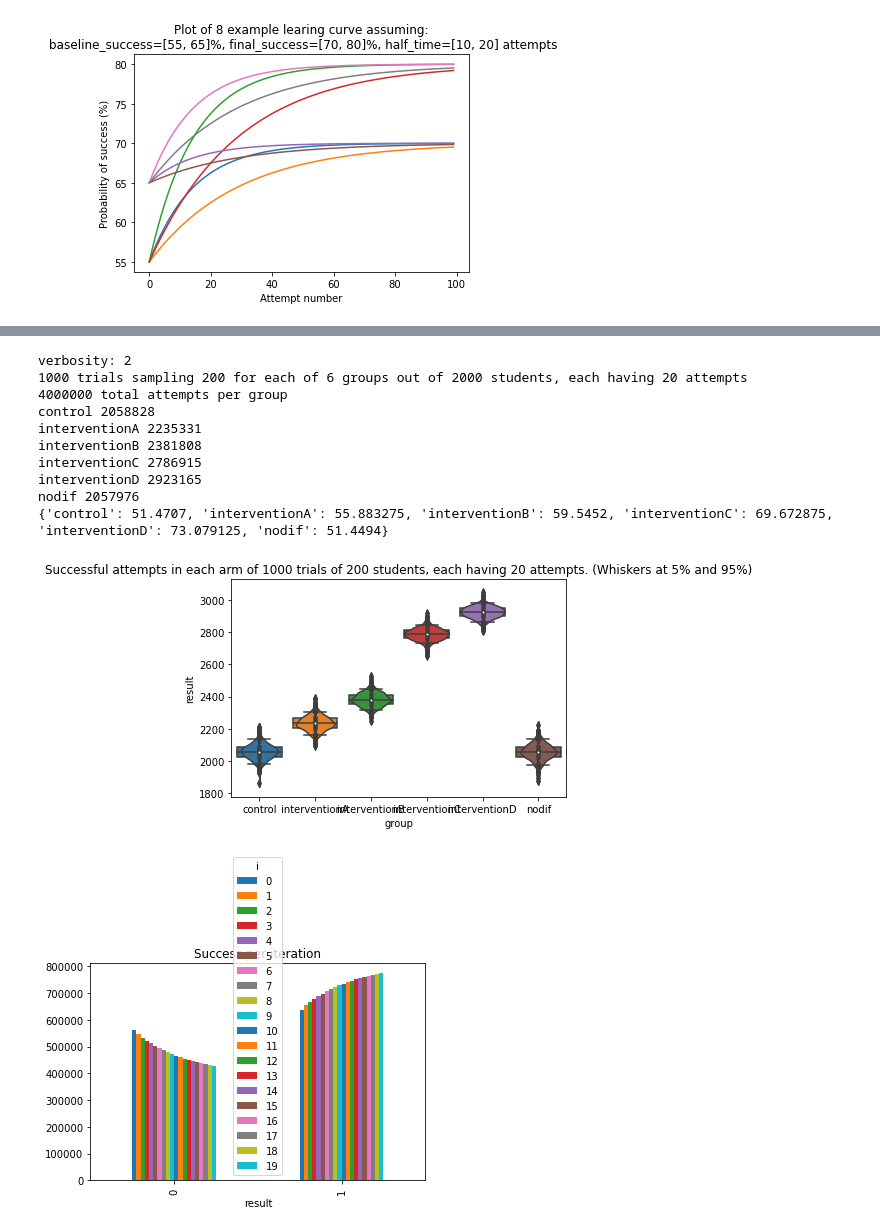
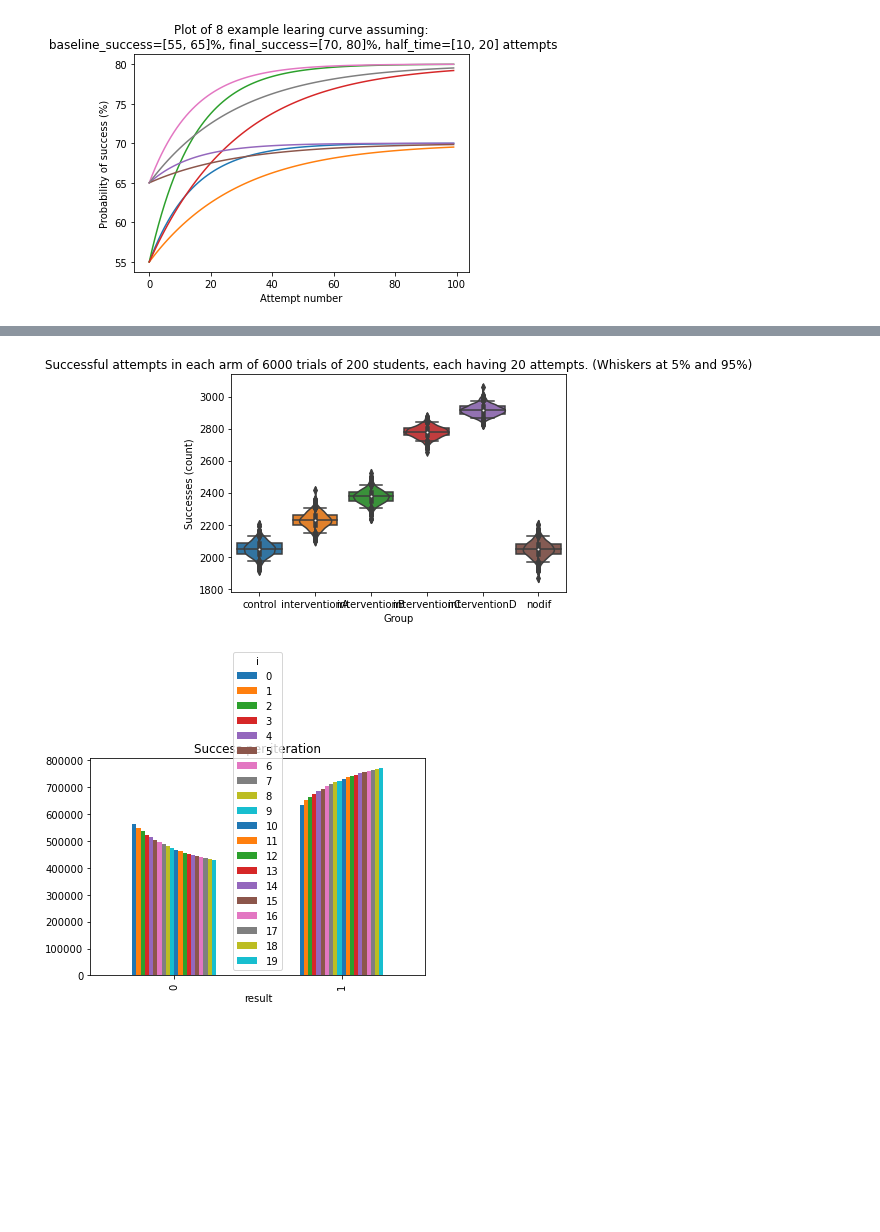
Before and after one commit to ErichBSchulz/IVCTrial, a Jupyter notebook: PowerSimulation.ipynb, the cells around one changed output, grey strips where cells are left out. Saved outputs shown, nothing was run; the diff lists cells and outputs as text; code cells hidden in the pictures; blank space fills up the shorter version.

Commit message:
now with cacheing!

```diff
--- a/PowerSimulation.ipynb
+++ b/PowerSimulation.ipynb
@@ -149,10 +134,0 @@ Generated attempt success curves for 2000 students.
-# %%
-import pickle
-with open(f"students{student_curve_attributes['key']}.json", 'wb') as fp:
-    pickle.dump({"sc":sc,"sac":sac}, fp)
-"""
-JSON load:
-
-with open('data.json', 'r') as fp:
-    data = json.load(fp)
-"""
@@ -160,0 +135,17 @@ with open('data.json', 'r') as fp:
+# %%
+student_data_file = 'students0.43_0.13_0.63_0.15_12.53_6.47.pickle'
+
+def read_student_data(student_data_file):
+    with open(student_data_file, 'rb') as fp:
+        data = pickle.load(fp)
+        return data['sc'], data['sac']
+
+if student_data_file:
+    sc, sac = read_student_data(student_data_file)
+    student_curve_attributes = describe_student_curves(sc, plots=True)
+else:
+    sc, sac, student_curve_attributes = create_mock_students(chattiness=10)
+    student_curve_attributes = describe_student_curves(sc, plots=True)
+    student_curve_attributes['key']
+    with open(f"students{student_curve_attributes['key']}.json", 'wb') as fp:
+        pickle.dump({"sc":sc,"sac":sac}, fp)
@@ -314,18 +305,16 @@ def fit_models(ad, trials_to_test, tests):
 # %%
-groups = {"control": 0, "interventionA":0.1, "interventionB":0.2, "interventionC":0.6, "interventionD": 0.8, "nodif": 0}
-td, partd, ad = test_trial_generation(groups, subject_n = 200, attempt_n = 20, trials = 1000, plots = True)
+trial_cache_dir = "trial_cache1000"
+if trial_cache_dir:
+    ad = pd.read_csv(f"{trial_cache_dir}/ad.csv.gzip", compression='gzip')
+    partd = pd.read_csv(f"{trial_cache_dir}/partd.csv")
+    td = pd.read_csv(f"{trial_cache_dir}/td.csv")
+else:
+    groups = {"control": 0, "interventionA":0.1, "interventionB":0.2, "interventionC":0.6, "interventionD": 0.8, "nodif": 0}
+    td, partd, ad = test_trial_generation(groups, subject_n = 200, attempt_n = 20, trials = 1000, plots = True)
+
+trial_plots(td, partd, ad)
 # %% [output]
-verbosity: 2
-1000 trials sampling 200 for each of 6 groups out of 2000 students, each having 20 attempts
-4000000 total attempts per group
-control 2058828
-interventionA 2235331
-interventionB 2381808
-interventionC 2786915
-interventionD 2923165
-nodif 2057976
-{'control': 51.4707, 'interventionA': 55.883275, 'interventionB': 59.5452, 'interventionC': 69.672875, 'interventionD': 73.079125, 'nodif': 51.4494}
-[figure, old version]
+[figure, new version]
 [figure]
 [figure]
 # %%
```
Also changed, not shown: parts of 15 cells of this notebook, 1 other file.
